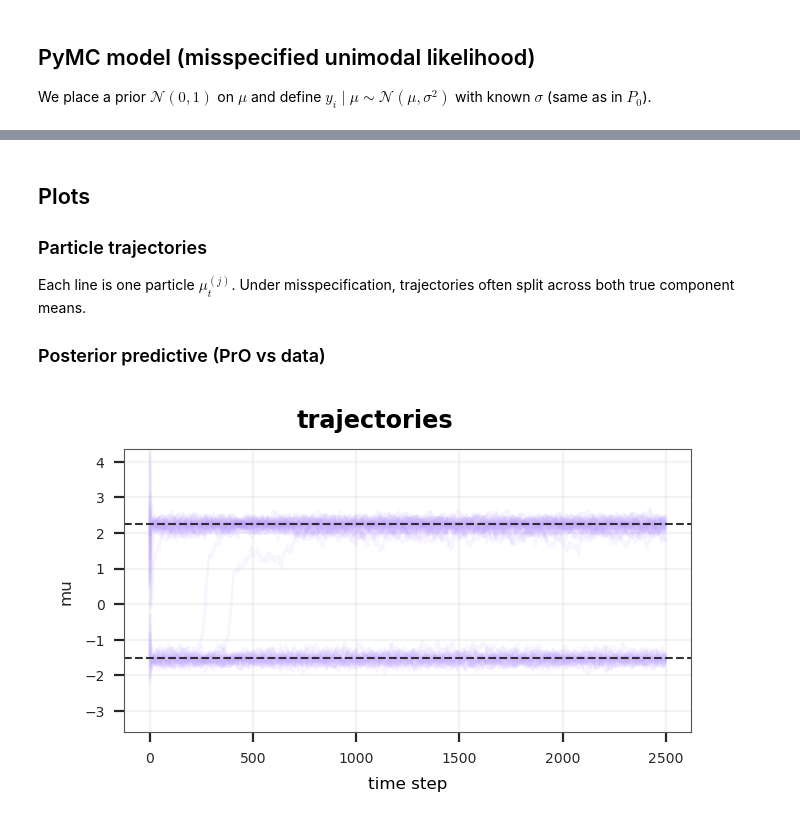
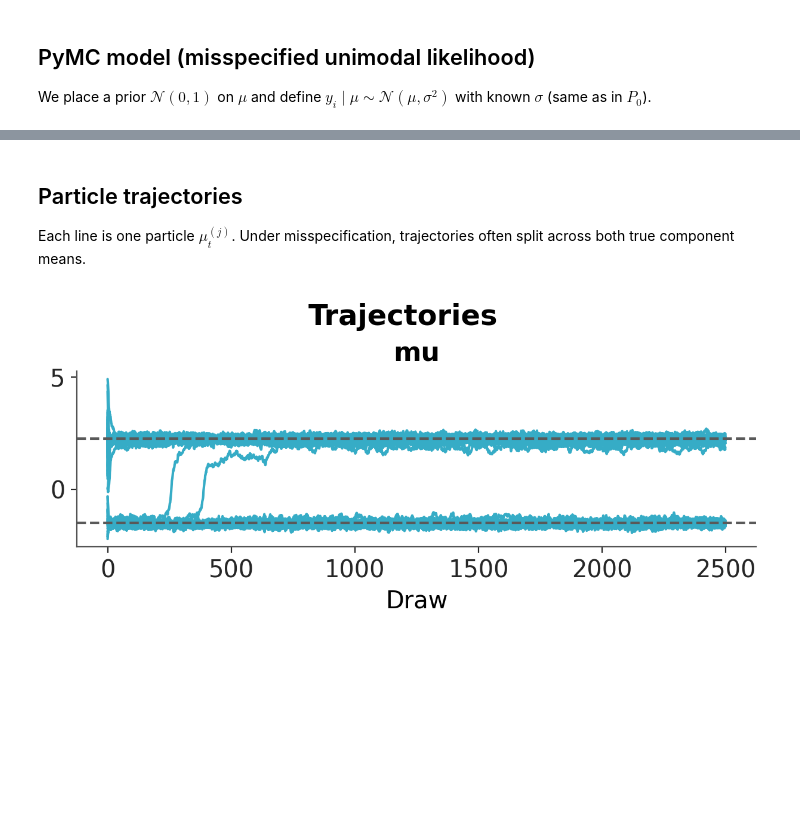
Before and after one commit to pymc-devs/pymc-prop, a Jupyter notebook: examples/bimodal_gaussian.ipynb, the cells around one changed output, grey strips where cells are left out. Drawn from its saved outputs; the diff is of its cells as text; code cells hidden in the pictures; blank space fills up the shorter version.

```diff
--- a/examples/bimodal_gaussian.ipynb
+++ b/examples/bimodal_gaussian.ipynb
@@ -115,17 +62,10 @@ Sampling uses a particle-discretised Wasserstein gradient flow on $N = 800$ obse
 
 40 particles, 2500 steps, step size 8e-4, and learning rate $\lambda_n = 1$ (default). Below we plot particle trajectories, then a posterior predictive check in $y$-space.
 # %%
-# full trajectory for plotting (burn_in=0 saves every step)
-dt = sample_pro(
+dt = pmp.sample_pro(
     model=model,
     n_particles=40,
     n_steps=2500,
-    step_size=8e-4,
     burn_in=0,
-    thinning=1,
     random_seed=SEED,
 )
-
-# draw = retained steps; chain = particles
-final_particles = dt.posterior["mu"].isel(draw=-1).values
-print("final particles shape:", final_particles.shape)
@@ -185,28 +96,19 @@ Group: /posterior
 # %% [markdown]
-## Plots
-
-### Particle trajectories
+## Particle trajectories
 
 Each line is one particle $\mu_t^{(j)}$. Under misspecification, trajectories often split across both true component means.
-
-### Posterior predictive (PrO vs data)
 # %%
 pc = az.plot_trace(
     dt,
     var_names=["mu"],
-    color=[COLOR_PRO],
-    visuals=TRACE_VISUALS,
-    **FIGSIZE_KWARGS,
+    color="C0",
 )
 pc = az.add_lines(
     pc,
     values=list(component_means),
     orientation="horizontal",
-    visuals=REF_LINE_VISUALS,
 )
-pc.add_title("trajectories")
-for ax in pc.viz["figure"].item().axes:
-    ax.set(xlabel="time step", ylabel="mu", ylim=xlim)
-pc.show()
+
+pc.add_title("Trajectories")
 # %% [output]
-[figure, old version]
+[figure, new version]
```
Also changed, not shown: parts of 14 cells of this notebook.
